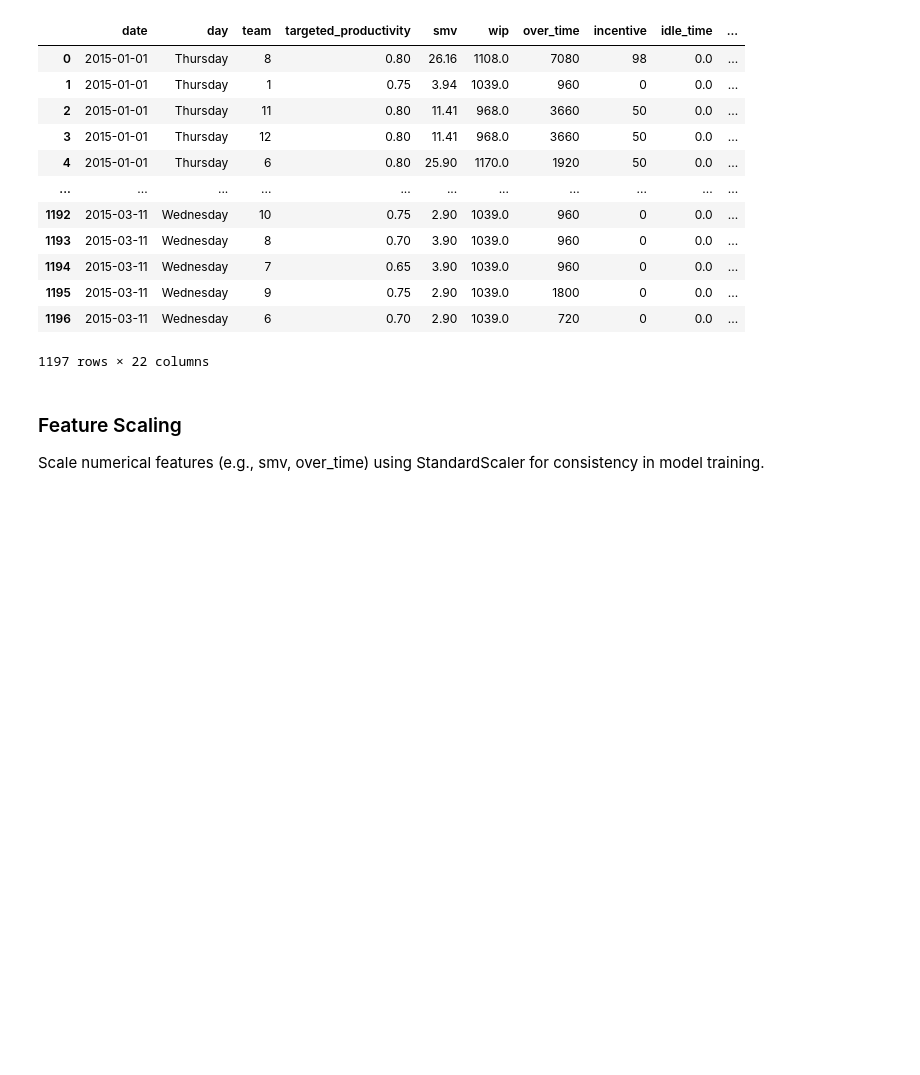
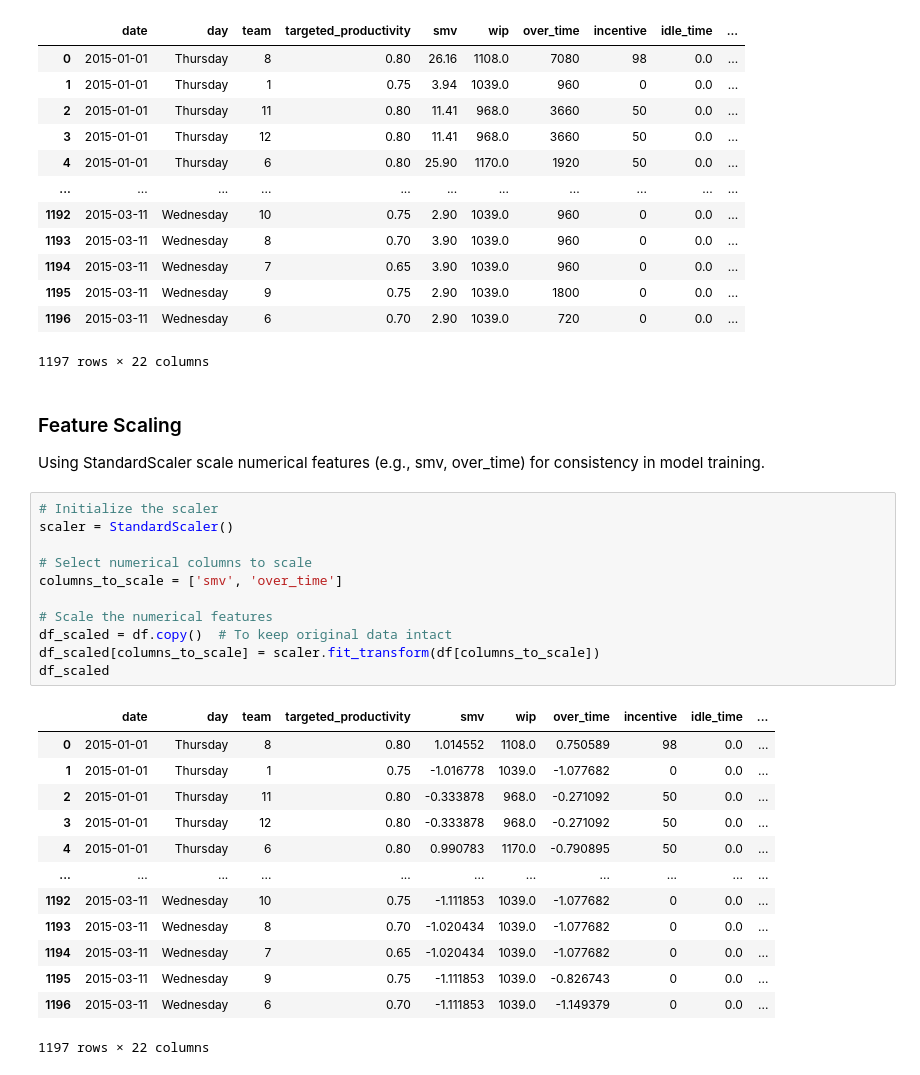
Before and after one commit to Lynn-rose/Garment-Worker-Productivity-Prediction-, a Jupyter notebook: Garment Worker Productivity Prediction .ipynb, the cells around one changed output. Cells and saved outputs as stored; diff of their text form; blank space fills up the shorter version.

```diff
--- a/Garment Worker Productivity Prediction .ipynb
+++ b/Garment Worker Productivity Prediction .ipynb
@@ -292,5 +293,30 @@ df
 1197 rows × 22 columns
 # %% [markdown]
 ### Feature Scaling
-Scale numerical features (e.g., smv, over_time) using StandardScaler for consistency
+Using StandardScaler scale numerical features (e.g., smv, over_time) for consistency
 in model training.
+# %%
+# Initialize the scaler
+scaler = StandardScaler()
+
+# Select numerical columns to scale
+columns_to_scale = ['smv', 'over_time']
+
+# Scale the numerical features
+df_scaled = df.copy()  # To keep original data intact
+df_scaled[columns_to_scale] = scaler.fit_transform(df[columns_to_scale])
+df_scaled
+# %% [output]
+|  | date | day | team | targeted_productivity | smv | wip | over_time | incentive | idle_time | ... |
+| 0 | 2015-01-01 | Thursday | 8 | 0.80 | 1.014552 | 1108.0 | 0.750589 | 98 | 0.0 | ... |
+| 1 | 2015-01-01 | Thursday | 1 | 0.75 | -1.016778 | 1039.0 | -1.077682 | 0 | 0.0 | ... |
+| 2 | 2015-01-01 | Thursday | 11 | 0.80 | -0.333878 | 968.0 | -0.271092 | 50 | 0.0 | ... |
+| 3 | 2015-01-01 | Thursday | 12 | 0.80 | -0.333878 | 968.0 | -0.271092 | 50 | 0.0 | ... |
+| 4 | 2015-01-01 | Thursday | 6 | 0.80 | 0.990783 | 1170.0 | -0.790895 | 50 | 0.0 | ... |
+| ... | ... | ... | ... | ... | ... | ... | ... | ... | ... | ... |
+| 1192 | 2015-03-11 | Wednesday | 10 | 0.75 | -1.111853 | 1039.0 | -1.077682 | 0 | 0.0 | ... |
+| 1193 | 2015-03-11 | Wednesday | 8 | 0.70 | -1.020434 | 1039.0 | -1.077682 | 0 | 0.0 | ... |
+| 1194 | 2015-03-11 | Wednesday | 7 | 0.65 | -1.020434 | 1039.0 | -1.077682 | 0 | 0.0 | ... |
+| 1195 | 2015-03-11 | Wednesday | 9 | 0.75 | -1.111853 | 1039.0 | -0.826743 | 0 | 0.0 | ... |
+| 1196 | 2015-03-11 | Wednesday | 6 | 0.70 | -1.111853 | 1039.0 | -1.149379 | 0 | 0.0 | ... |
+1197 rows × 22 columns
```
Also changed, not shown: parts of 5 cells of this notebook.
